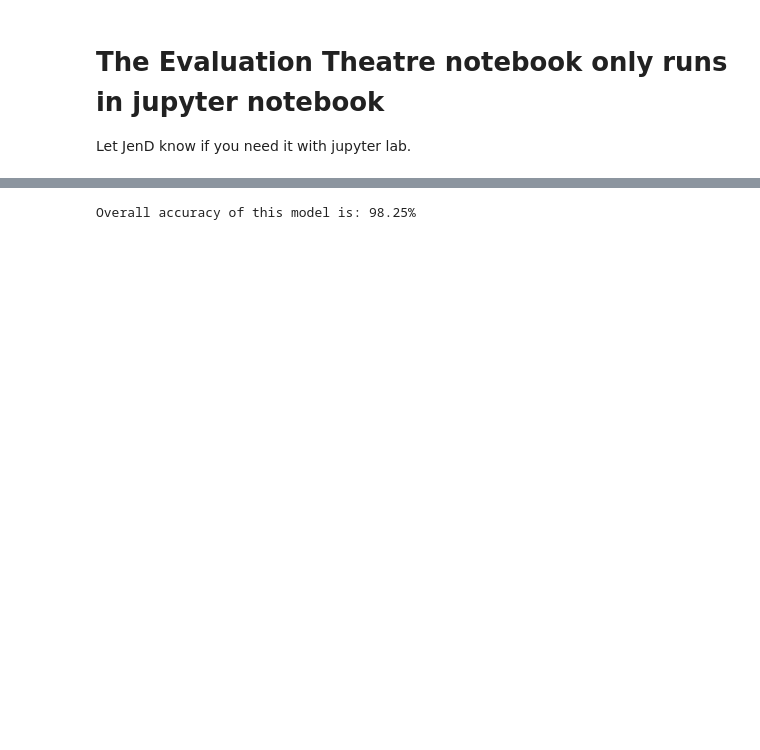
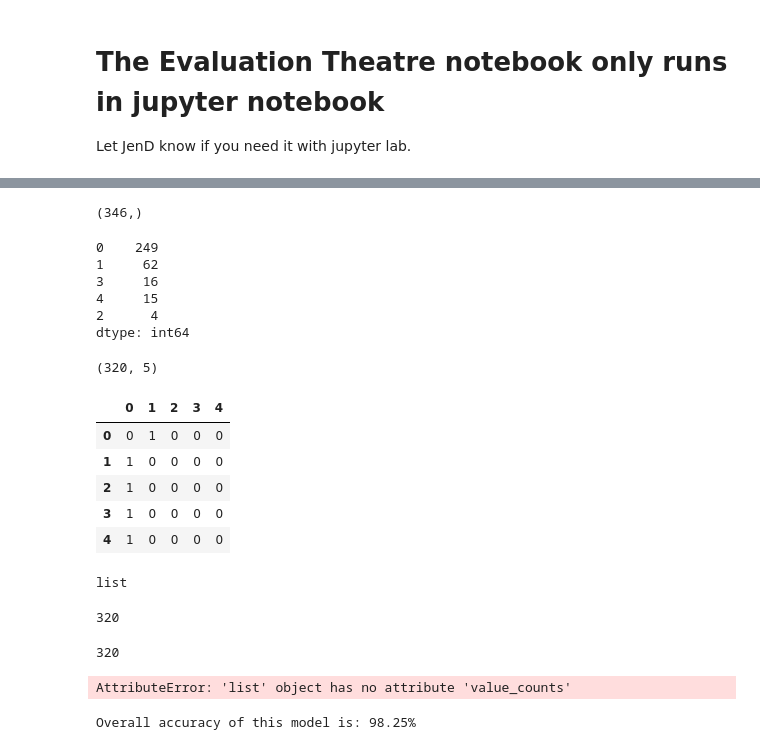
Before and after one commit to ahsenq/bittah-ninja, a Jupyter notebook: eval/EvalTheatre.ipynb, the cells around one changed output, grey strips where cells are left out. Drawn from its saved outputs; the diff is of its cells as text; code cells hidden in the pictures; blank space fills up the shorter version.

Commit message:
current countdown state and eval nb state

```diff
--- a/eval/EvalTheatre.ipynb
+++ b/eval/EvalTheatre.ipynb
@@ -23,3 +39,47 @@ Known nbextensions:
+# %%
+gt.shape
+# %% [output]
+(346,)
+# %%
+gt.value_counts()
+# %% [output]
+0    249
+1     62
+3     16
+4     15
+2      4
+dtype: int64
+# %%
+predix = pd.DataFrame(y_pred)
+# %%
+predix.shape
+# %% [output]
+(320, 5)
+# %%
+predix.head()
+# %% [output]
+|  | 0 | 1 | 2 | 3 | 4 |
+| 0 | 0 | 1 | 0 | 0 | 0 |
+| 1 | 1 | 0 | 0 | 0 | 0 |
+| 2 | 1 | 0 | 0 | 0 | 0 |
+| 3 | 1 | 0 | 0 | 0 | 0 |
+| 4 | 1 | 0 | 0 | 0 | 0 |
+# %%
+type(y_test)
+# %% [output]
+list
+# %%
+len(y_prob)
+# %% [output]
+320
+# %%
+len(y_pred)
+# %% [output]
+320
+# %%
+y_test.value_counts()
+# %% [output]
+AttributeError: 'list' object has no attribute 'value_counts'
 # %%
 model_predix = pd.read_csv('fake.csv',header=0,index_col=0)
 ground_truth = pd.read_csv('../first_1k_labeled.csv',header=0,index_col=0)
```
Also changed, not shown: parts of 5 cells of this notebook, 1 other file.
